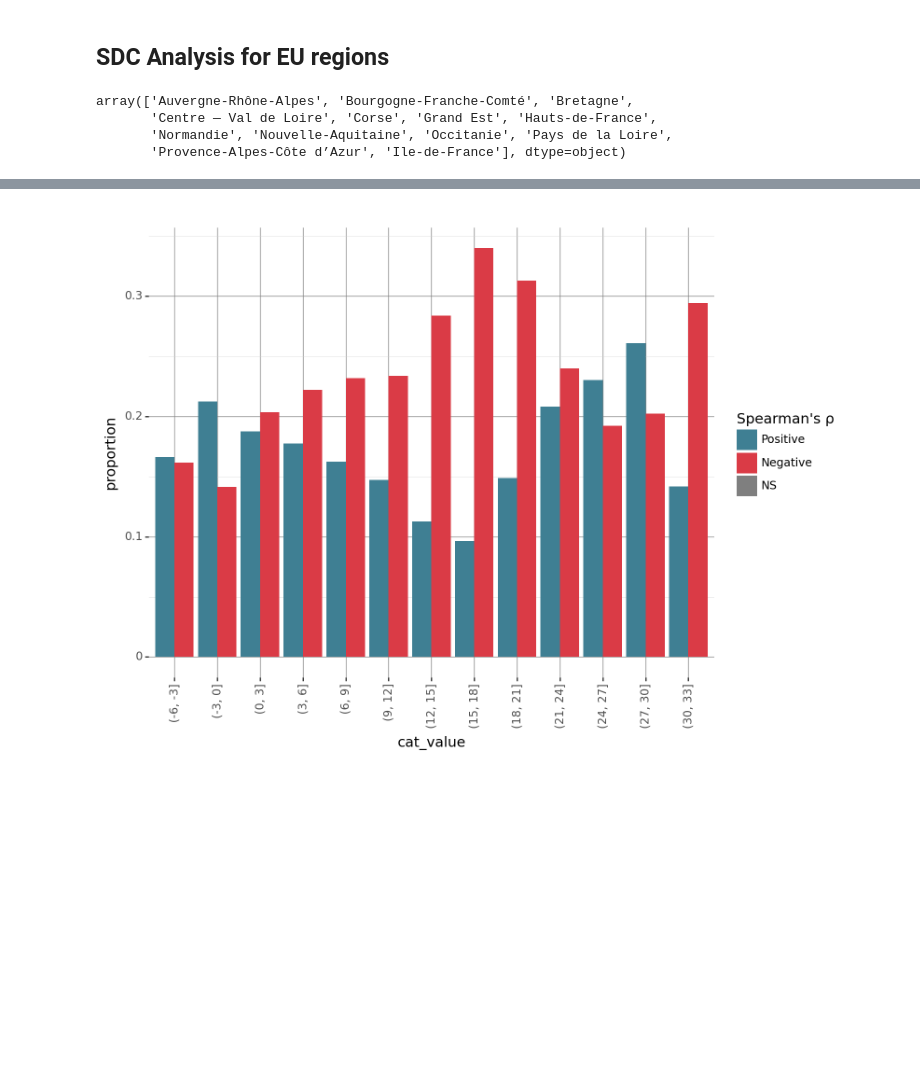
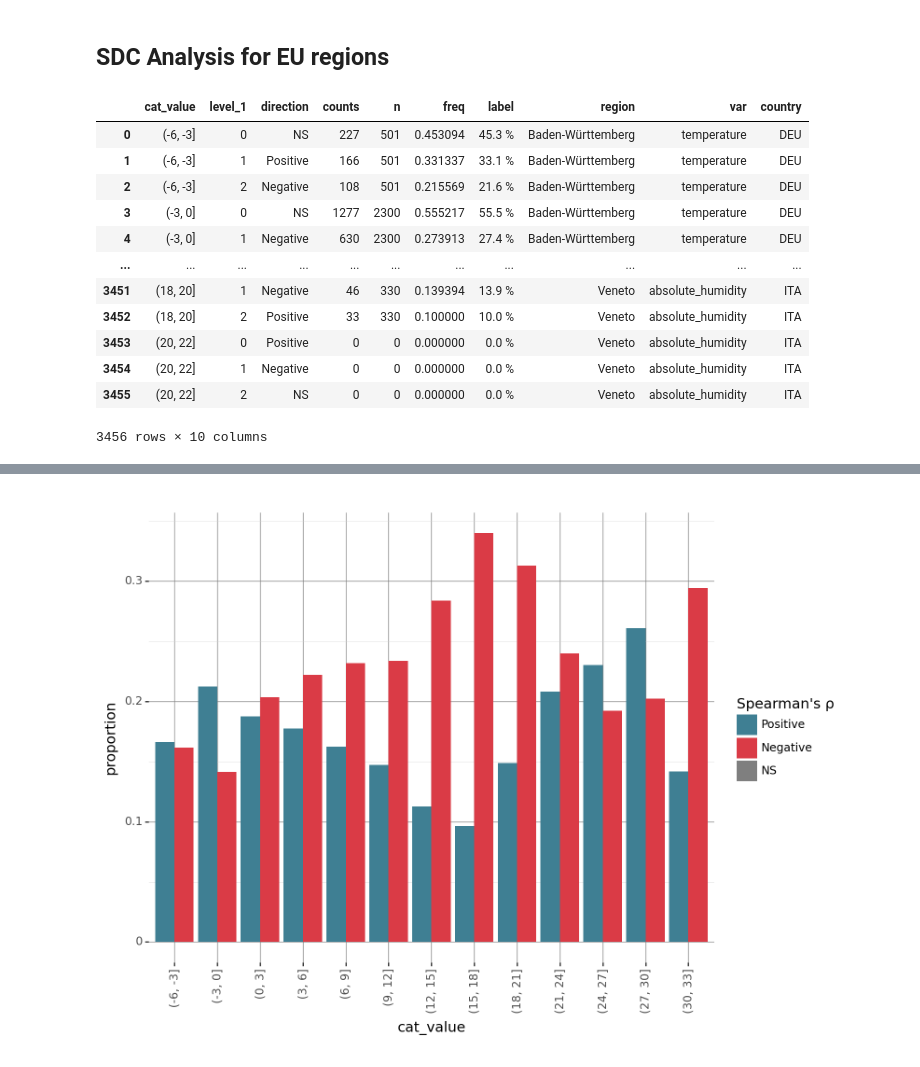
Before and after one commit to BrandonACH/Final-Project, a Jupyter notebook: code/sdc_analysis.ipynb, the cells around one changed output, grey strips where cells are left out. Drawn from its saved outputs; the diff is of its cells as text; code cells hidden in the pictures; blank space fills up the shorter version.

```diff
--- a/code/sdc_analysis.ipynb
+++ b/code/sdc_analysis.ipynb
@@ -295,10 +332,3 @@ covid_sdc_df = (covid_eu
-# %%
-covid_sdc_df[covid_sdc_df['iso3']=='FRA'].region.unique()
-# %% [output]
-array(['Auvergne-Rhône-Alpes', 'Bourgogne-Franche-Comté', 'Bretagne',
-       'Centre — Val de Loire', 'Corse', 'Grand Est', 'Hauts-de-France',
-       'Normandie', 'Nouvelle-Aquitaine', 'Occitanie', 'Pays de la Loire',
-       'Provence-Alpes-Côte d’Azur', 'Ile-de-France'], dtype=object)
 # %%
 with open('../data/regions_country.json', 'r') as json_file:
     regions_country = json.load(json_file)
@@ -348,3 +380,19 @@ ranges_df.to_csv('../results/tables/ranges_eu_regions.csv', index=False)
+# %%
+ranges_df
+# %% [output]
+|  | cat_value | level_1 | direction | counts | n | freq | label | region | var | country |
+| 0 | (-6, -3] | 0 | NS | 227 | 501 | 0.453094 | 45.3 % | Baden-Württemberg | temperature | DEU |
+| 1 | (-6, -3] | 1 | Positive | 166 | 501 | 0.331337 | 33.1 % | Baden-Württemberg | temperature | DEU |
+| 2 | (-6, -3] | 2 | Negative | 108 | 501 | 0.215569 | 21.6 % | Baden-Württemberg | temperature | DEU |
+| 3 | (-3, 0] | 0 | NS | 1277 | 2300 | 0.555217 | 55.5 % | Baden-Württemberg | temperature | DEU |
+| 4 | (-3, 0] | 1 | Negative | 630 | 2300 | 0.273913 | 27.4 % | Baden-Württemberg | temperature | DEU |
+| ... | ... | ... | ... | ... | ... | ... | ... | ... | ... | ... |
+| 3451 | (18, 20] | 1 | Negative | 46 | 330 | 0.139394 | 13.9 % | Veneto | absolute_humidity | ITA |
+| 3452 | (18, 20] | 2 | Positive | 33 | 330 | 0.100000 | 10.0 % | Veneto | absolute_humidity | ITA |
+| 3453 | (20, 22] | 0 | Positive | 0 | 0 | 0.000000 | 0.0 % | Veneto | absolute_humidity | ITA |
+| 3454 | (20, 22] | 1 | Negative | 0 | 0 | 0.000000 | 0.0 % | Veneto | absolute_humidity | ITA |
+| 3455 | (20, 22] | 2 | NS | 0 | 0 | 0.000000 | 0.0 % | Veneto | absolute_humidity | ITA |
+3456 rows × 10 columns
 # %%
 from mizani.formatters import date_format, percent_format
 
```
Also changed, not shown: parts of 13 cells of this notebook, 45 other files.
